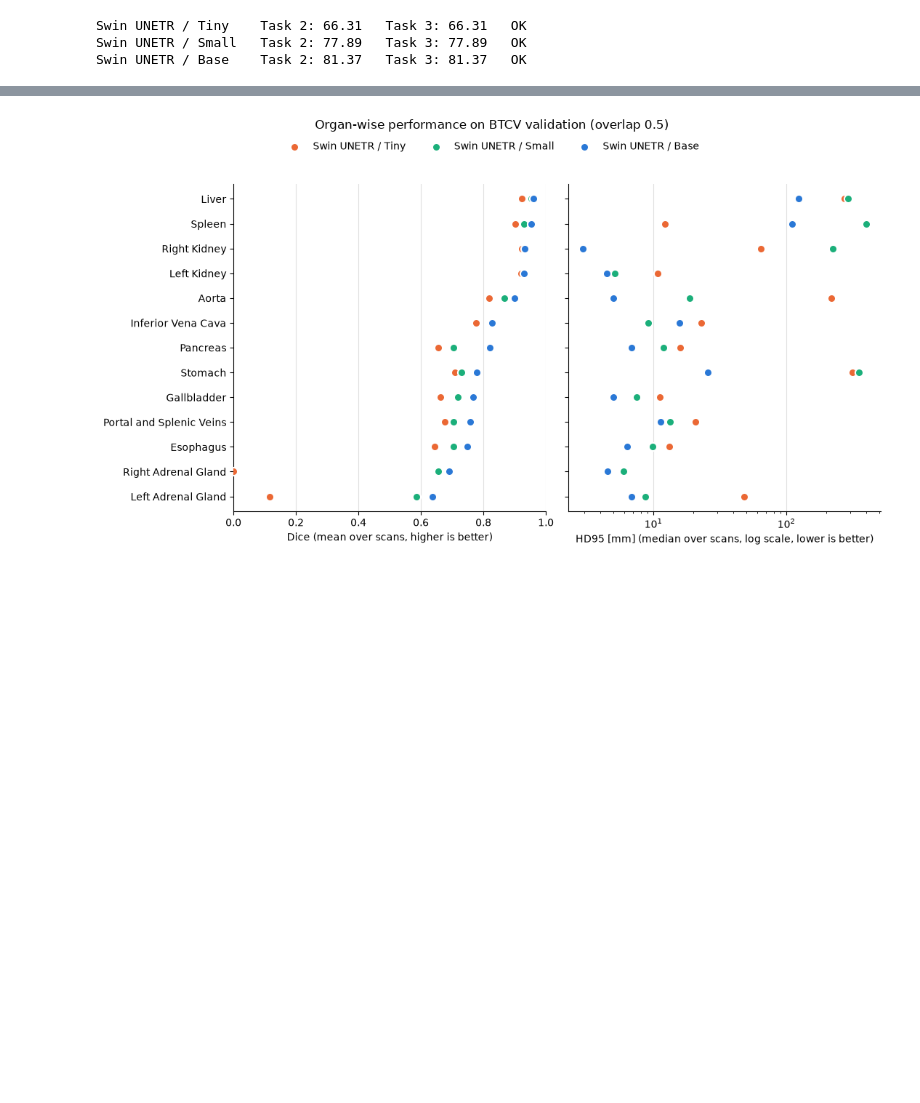
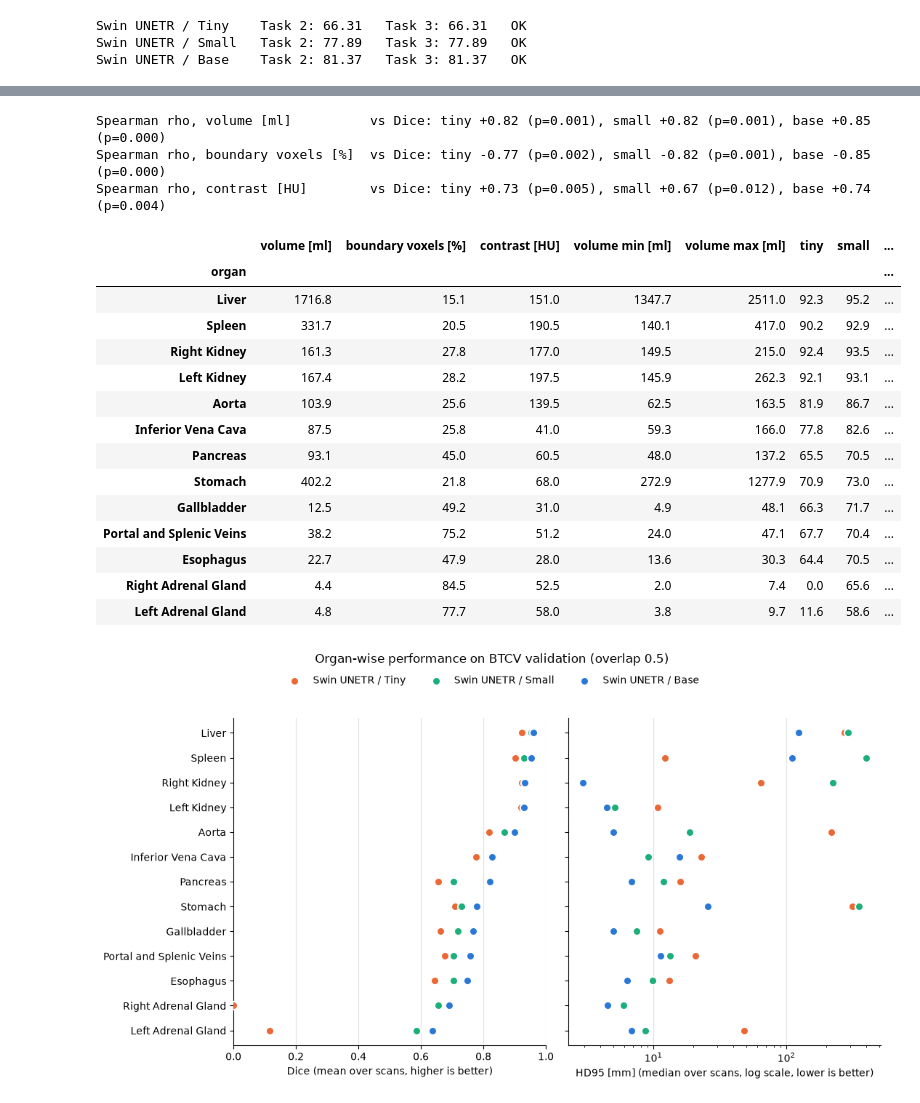
Before and after one commit to Paula-Gal/FoundationsAIMB_Mini-Project_Segmentation-Public, a Jupyter notebook: notebooks/03_quantitative_eval.ipynb, the cells around one changed output, grey strips where cells are left out. Drawn from its saved outputs; the diff is of its cells as text; code cells hidden in the pictures; blank space fills up the shorter version.

```diff
--- a/notebooks/03_quantitative_eval.ipynb
+++ b/notebooks/03_quantitative_eval.ipynb
@@ -113,3 +122,58 @@ organ_table.sort_values(("Dice (mean)", MODEL_NAMES["base"]), ascending=False)
+# %%
+import nibabel as nib
+from scipy import ndimage
+from scipy.stats import spearmanr
+from src.config import DATA_DIR
+
+rows = []
+for case in sorted(df.case.unique()):
+    cid = case.split(".")[0]  # e.g. img0035
+    lab = nib.load(str(DATA_DIR / "labelsTr" / f"{cid.replace('img', 'label')}.nii.gz"))
+    gt = np.asarray(lab.dataobj)
+    vox_ml = np.prod(lab.header.get_zooms()[:3]) / 1000
+    ct = np.asarray(nib.load(str(DATA_DIR / "imagesTr" / f"{cid}.nii.gz")).dataobj)
+    for k, organ in BTCV_ORGANS.items():
+        m = gt == k
+        if not m.any():  # organ absent from the reference (gallbladder of img0035)
+            continue
+        shell = ndimage.binary_dilation(m, iterations=3) & ~m
+        rows.append({
+            "case": cid,
+            "organ": organ,
+            "volume [ml]": m.sum() * vox_ml,
+            "boundary voxels [%]": 100 * (m & ~ndimage.binary_erosion(m)).sum() / m.sum(),
+            "contrast [HU]": abs(np.median(ct[m]) - np.median(ct[shell])),
+        })
+geo_cases = pd.DataFrame(rows)
+geo = geo_cases.drop(columns="case").groupby("organ").median()
+geo["volume min [ml]"] = geo_cases.groupby("organ")["volume [ml]"].min()
+geo["volume max [ml]"] = geo_cases.groupby("organ")["volume [ml]"].max()
+geo = geo.join(organ_dice * 100)  # Dice per model [%], from the organ-wise cell above
+geo.to_csv(METRICS_DIR / f"task3_organ_geometry_overlap{OVERLAP}.csv")
+
+for col in ["volume [ml]", "boundary voxels [%]", "contrast [HU]"]:
+    print(f"Spearman rho, {col:20s} vs Dice: "
+          + ", ".join(f"{m} {spearmanr(geo[col], geo[m]).statistic:+.2f} (p={spearmanr(geo[col], geo[m]).pvalue:.3f})" for m in MODELS))
+geo.sort_values("base", ascending=False).round(1)
+# %% [output]
+Spearman rho, volume [ml]          vs Dice: tiny +0.82 (p=0.001), small +0.82 (p=0.001), base +0.85 (p=0.000)
+Spearman rho, boundary voxels [%]  vs Dice: tiny -0.77 (p=0.002), small -0.82 (p=0.001), base -0.85 (p=0.000)
+Spearman rho, contrast [HU]        vs Dice: tiny +0.73 (p=0.005), small +0.67 (p=0.012), base +0.74 (p=0.004)
+|  | volume [ml] | boundary voxels [%] | contrast [HU] | volume min [ml] | volume max [ml] | tiny | small | ... |
+| organ |  |  |  |  |  |  |  | ... |
+| Liver | 1716.8 | 15.1 | 151.0 | 1347.7 | 2511.0 | 92.3 | 95.2 | ... |
+| Spleen | 331.7 | 20.5 | 190.5 | 140.1 | 417.0 | 90.2 | 92.9 | ... |
+| Right Kidney | 161.3 | 27.8 | 177.0 | 149.5 | 215.0 | 92.4 | 93.5 | ... |
+| Left Kidney | 167.4 | 28.2 | 197.5 | 145.9 | 262.3 | 92.1 | 93.1 | ... |
+| Aorta | 103.9 | 25.6 | 139.5 | 62.5 | 163.5 | 81.9 | 86.7 | ... |
+| Inferior Vena Cava | 87.5 | 25.8 | 41.0 | 59.3 | 166.0 | 77.8 | 82.6 | ... |
+| Pancreas | 93.1 | 45.0 | 60.5 | 48.0 | 137.2 | 65.5 | 70.5 | ... |
+| Stomach | 402.2 | 21.8 | 68.0 | 272.9 | 1277.9 | 70.9 | 73.0 | ... |
+| Gallbladder | 12.5 | 49.2 | 31.0 | 4.9 | 48.1 | 66.3 | 71.7 | ... |
+| Portal and Splenic Veins | 38.2 | 75.2 | 51.2 | 24.0 | 47.1 | 67.7 | 70.4 | ... |
+| Esophagus | 22.7 | 47.9 | 28.0 | 13.6 | 30.3 | 64.4 | 70.5 | ... |
+| Right Adrenal Gland | 4.4 | 84.5 | 52.5 | 2.0 | 7.4 | 0.0 | 65.6 | ... |
+| Left Adrenal Gland | 4.8 | 77.7 | 58.0 | 3.8 | 9.7 | 11.6 | 58.6 | ... |
 # %%
 # Plot of Dice and HD95 per organ
 order = organ_dice["base"].sort_values().index  # easiest organ at the top
```
Also changed, not shown: parts of 3 cells of this notebook, 2 other files.
